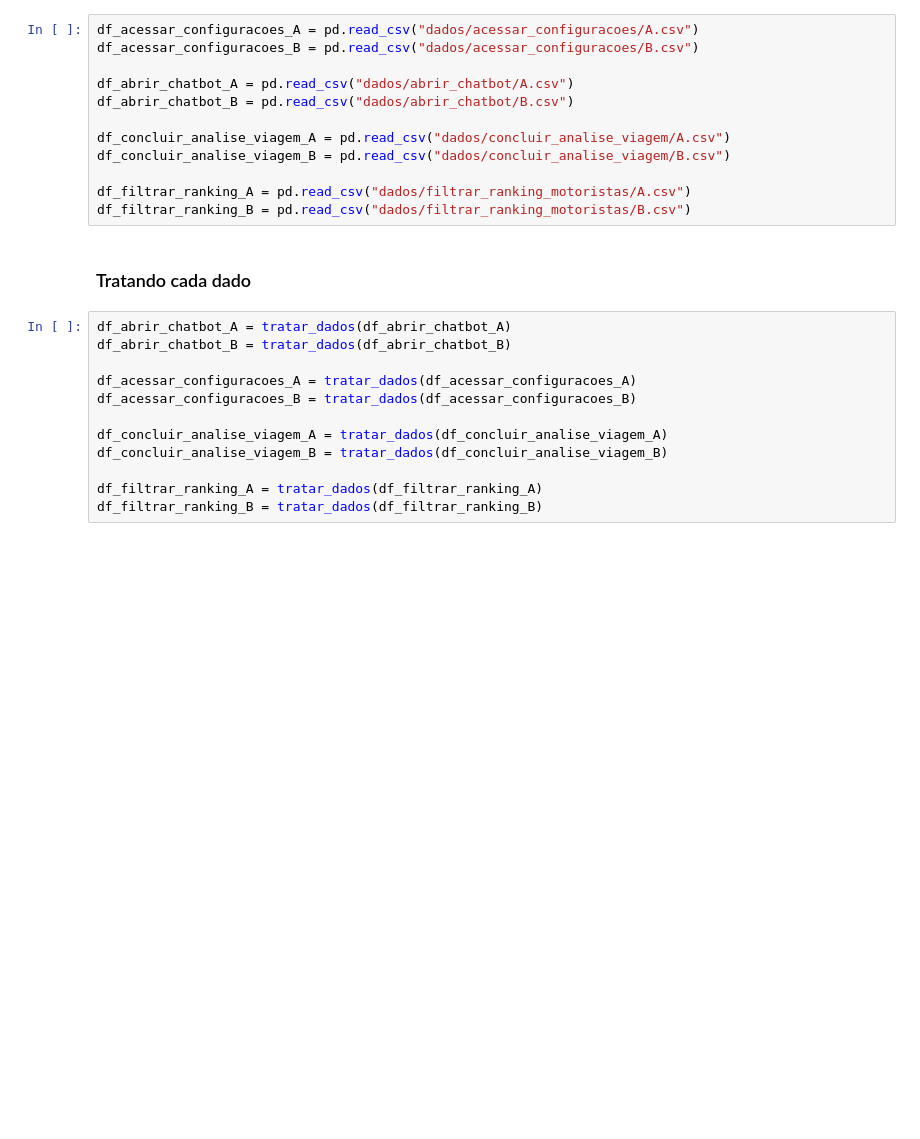
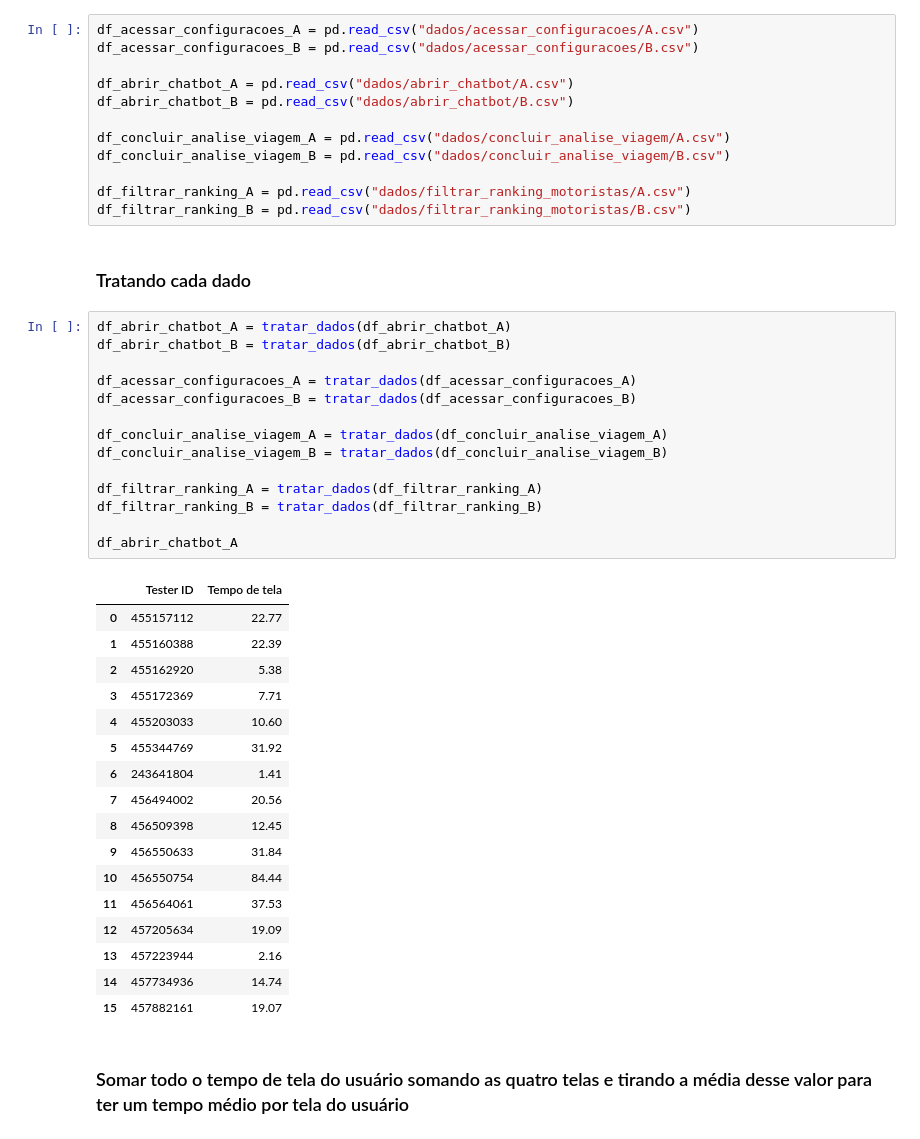
Before and after one commit to Ei-Truck/Teste-AB, a Jupyter notebook: teste_AB.ipynb, the cells around one changed output. Saved outputs shown, nothing was run; the diff lists cells and outputs as text; blank space fills up the shorter version.

```diff
--- a/teste_AB.ipynb
+++ b/teste_AB.ipynb
@@ -38,12 +51,34 @@ df_filtrar_ranking_B = pd.read_csv("dados/filtrar_ranking_motoristas/B.csv")
 # %%
 df_abrir_chatbot_A = tratar_dados(df_abrir_chatbot_A)
 df_abrir_chatbot_B = tratar_dados(df_abrir_chatbot_B)
 
 df_acessar_configuracoes_A = tratar_dados(df_acessar_configuracoes_A)
 df_acessar_configuracoes_B = tratar_dados(df_acessar_configuracoes_B)
 
 df_concluir_analise_viagem_A = tratar_dados(df_concluir_analise_viagem_A)
 df_concluir_analise_viagem_B = tratar_dados(df_concluir_analise_viagem_B)
 
 df_filtrar_ranking_A = tratar_dados(df_filtrar_ranking_A)
 df_filtrar_ranking_B = tratar_dados(df_filtrar_ranking_B)
+
+df_abrir_chatbot_A
+# %% [output]
+|  | Tester ID | Tempo de tela |
+| 0 | 455157112 | 22.77 |
+| 1 | 455160388 | 22.39 |
+| 2 | 455162920 | 5.38 |
+| 3 | 455172369 | 7.71 |
+| 4 | 455203033 | 10.60 |
+| 5 | 455344769 | 31.92 |
+| 6 | 243641804 | 1.41 |
+| 7 | 456494002 | 20.56 |
+| 8 | 456509398 | 12.45 |
+| 9 | 456550633 | 31.84 |
+| 10 | 456550754 | 84.44 |
+| 11 | 456564061 | 37.53 |
+| 12 | 457205634 | 19.09 |
+| 13 | 457223944 | 2.16 |
+| 14 | 457734936 | 14.74 |
+| 15 | 457882161 | 19.07 |
+# %% [markdown]
+### Somar todo o tempo de tela do usuário somando as quatro telas e tirando a média desse valor para ter um tempo médio por tela do usuário
```
Also changed, not shown: parts of 29 cells of this notebook.
